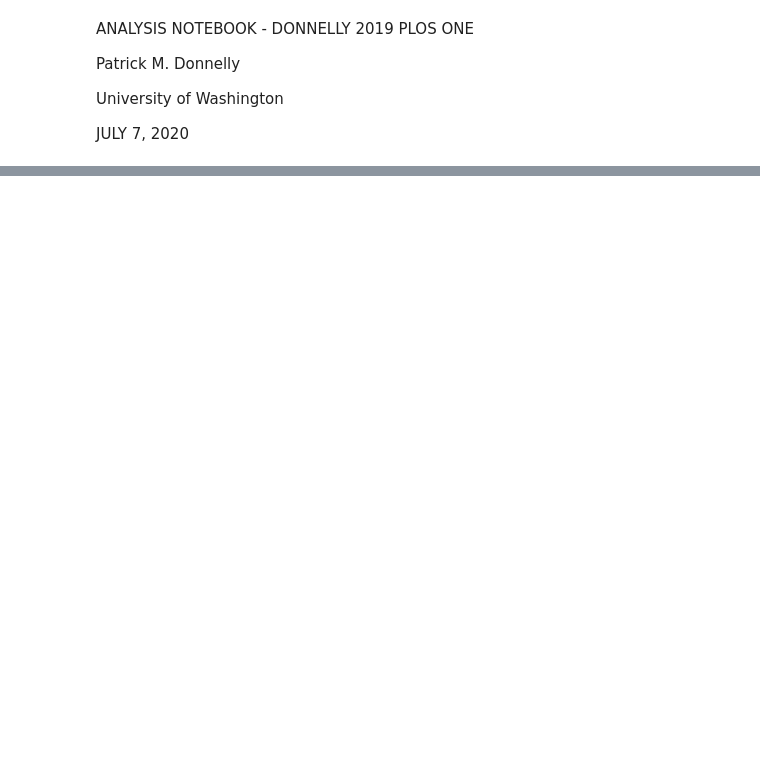
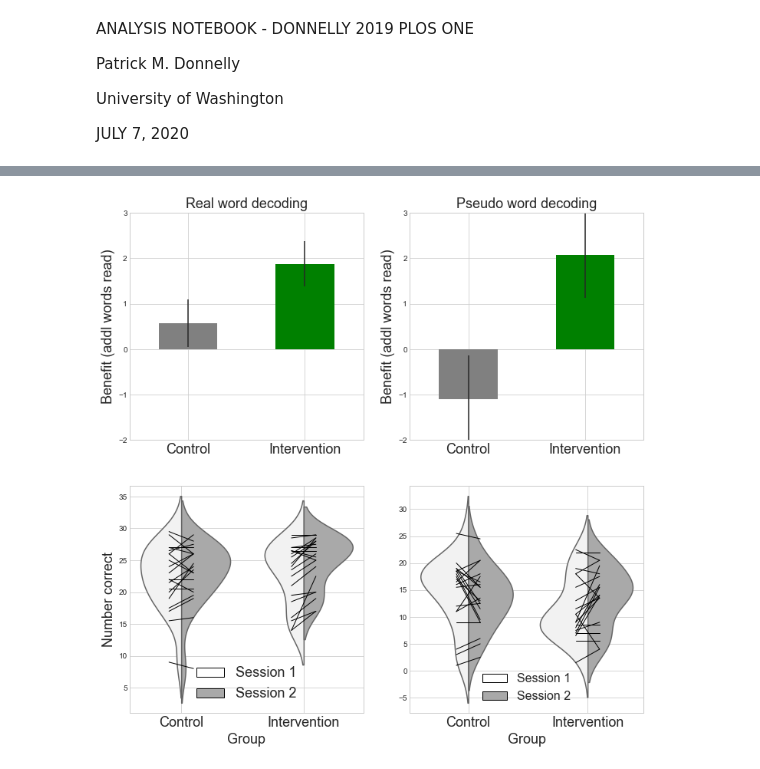
Before and after one commit to patdonnelly/Donnelly_2019_PLOSONE, a Jupyter notebook: figures.ipynb, the cells around one changed output, grey strips where cells are left out. Cells and saved outputs as stored; diff of their text form; code cells hidden in the pictures; blank space fills up the shorter version.

Commit message:
changed to include violin plots in figure generation script

```diff
--- a/figures.ipynb
+++ b/figures.ipynb
@@ -30,23 +31,19 @@ from numpy.polynomial.polynomial import polyfit
 data = pd.read_csv('data/data.csv')
 # %%
 # separate data into figure-specific dataframes
-passage_data = data[['pigs_casecontrol', 'study_name', 'short_first_time',
-                          'short_first_acc', 'short_first_rate', 'long_first_time',
-                          'long_first_acc','long_first_rate', 'short_second_time',
-                          'short_second_acc', 'short_second_rate',
-                          'long_second_time', 'long_second_acc', 'long_second_rate']]
+passage_data = data[['record_id','pigs_casecontrol', 'int_session','study_name', 'first_acc', 'second_rate']]
 passage_diff_data = data[['pigs_casecontrol', 'study_name', 'first_acc_diff', 'second_rate_diff']]
-wordlist_data = data[['pigs_casecontrol', 'study_name','word_time', 'word_acc', 'word_rate',
+wordlist_data = data[['record_id','pigs_casecontrol', 'int_session','study_name','word_time', 'word_acc', 'word_rate',
                            'pseudo_time', 'pseudo_acc', 'pseudo_rate']]
 wordlist_acc_data = data[['record_id', 'int_session', 'pigs_casecontrol',
                                'study_name','pigs_word1_acc', 'pigs_word2_acc',
                                'pigs_pseudo1_acc', 'pigs_pseudo2_acc']]
 wordlist_acc_diff_data = data[['pigs_casecontrol', 'word_acc_diff', 'pseudo_acc_diff']]
 wordlist_rate_data = data[['pigs_casecontrol', 'study_name', 'word_rate','pseudo_rate']]
-matlab_data = data[['record_id', 'int_session', 'pigs_casecontrol',
+matlab_data = data[['record_id', 'visit_age','int_session', 'pigs_casecontrol',
                                'study_name','pigs_word1_acc', 'pigs_word2_acc',
-                               'pigs_pseudo1_acc', 'pigs_pseudo2_acc','first_acc', 'second_rate', 'wj_brs', 'twre_index',
-                         'ctopp_rapid','pigs_practice_numstories']]
+                               'pigs_pseudo1_acc', 'pigs_pseudo2_acc','word_acc', 'pseudo_acc', 'first_acc', 'second_rate', 'wj_brs', 'twre_index',
+                         'ctopp_rapid', 'ctopp_pa', 'wasi_fs2', 'pigs_practice_numstories']]
 first_accuracy = data[['pigs_casecontrol', 'study_name','short_first_acc',
                           'long_first_acc', 'first_acc_diff']]
 second_rate = data[['pigs_casecontrol', 'study_name', 'short_second_rate', 'long_second_rate', 'second_rate_diff']]
@@ -147,0 +84,71 @@ ValueError: Could not interpret input 'first_acc'
+# %%
+#Plot figure 2
+fig, ((ax1, ax2), (ax3, ax4)) = plt.subplots(2,2, figsize = (12,12))
+
+
+wordlist_acc_diff_grouped = wordlist_acc_diff_data.groupby(['pigs_casecontrol'])['word_acc_diff'].mean()
+wl_acc_diff_grpd_error = wordlist_acc_diff_data.groupby(['pigs_casecontrol'])['word_acc_diff'].sem()
+fig1 = wordlist_acc_diff_grouped.plot(kind='bar', yerr=wl_acc_diff_grpd_error,
+                                      legend=False,
+                                      rot=0, color=['grey', 'green'], ax=ax1)
+ax1.set_title("Real word decoding", fontsize=18)
+ax1.set_xlabel('', fontsize=18)
+ax1.set_ylabel('Benefit (addl words read)', fontsize=18)
+ax1.set_xticklabels(['Control', 'Intervention'], fontsize=18),
+ax1.set_ylim([-2,3])
+
+
+wordlist_acc_diff_grouped = wordlist_acc_diff_data.groupby(['pigs_casecontrol'])['pseudo_acc_diff'].mean()
+wl_acc_diff_grpd_error = wordlist_acc_diff_data.groupby(['pigs_casecontrol'])['pseudo_acc_diff'].sem()
+fig2 = wordlist_acc_diff_grouped.plot(kind='bar', yerr=wl_acc_diff_grpd_error,
+                                      legend=False, color=['grey', 'green'], rot=0, ax=ax2)
+ax2.set_title("Pseudo word decoding", fontsize=18)
+ax2.set_xlabel('', fontsize=16)
+ax2.set_ylabel('Benefit (addl words read)', fontsize=18)
+ax2.set_xticklabels(['Control', 'Intervention'], fontsize=18)
+ax2.set_ylim([-2,3])
+
+
+
+
+
+g = sns.violinplot(x="pigs_casecontrol", y="word_acc",hue='int_session',
+               data = word, split=True, inner=None, color='darkgrey', ax=ax3)
+
+for record in range(0, len(word.record_id.unique())):
+    data = word[word.record_id == word.record_id.unique()[record]]
+    data.groupby(['violin_axis'])['word_acc'].mean().plot(kind='line', colormap='copper',linewidth=1,ax=ax3)
+
+
+white_patch = mpatches.Patch(facecolor='white', label='Session 1', edgecolor="black")
+gray_patch = mpatches.Patch(facecolor='darkgrey', label='Session 2', edgecolor="black")
+
+
+
+ax3.set_title("", fontsize=18)
+ax3.set_xlabel("Group", fontsize=18)
+ax3.set_ylabel("Number correct", fontsize=18)
+ax3.set_xticklabels(["Control", "Intervention"], fontsize=18)
+ax3.legend(handles=[white_patch, gray_patch], loc='lower center', fontsize=18)
+
+
+
+g = sns.violinplot(x="pigs_casecontrol", y="pseudo_acc",hue='int_session',
+               data = word, split=True, inner=None, color='darkgrey', ax=ax4)
+
+for record in range(0, len(word.record_id.unique())):
+    data = word[word.record_id == word.record_id.unique()[record]]
+    data.groupby(['violin_axis'])['pseudo_acc'].mean().plot(kind='line', colormap='copper',linewidth=1,ax=ax4)
+
+
+white_patch = mpatches.Patch(facecolor='white', label='Session 1', edgecolor="black")
+gray_patch = mpatches.Patch(facecolor='darkgrey', label='Session 2', edgecolor="black")
+
+
+
+ax4.set_title("", fontsize=18)
+ax4.set_xlabel("Group", fontsize=18)
+ax4.set_ylabel("")
+ax4.set_xticklabels(["Control", "Intervention"], fontsize=18)
+ax4.legend(handles=[white_patch, gray_patch], loc='lower center', fontsize=16)
+# %% [output]
@@ -147,0 +156 @@ ValueError: Could not interpret input 'first_acc'
+[figure, added]
```
Also changed, not shown: parts of 12 cells of this notebook.
